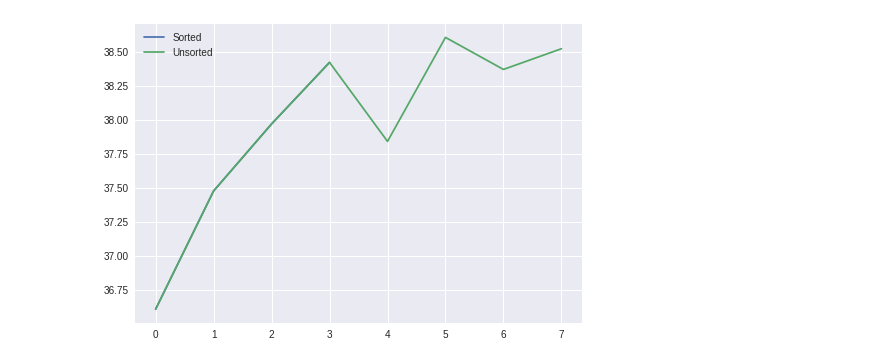
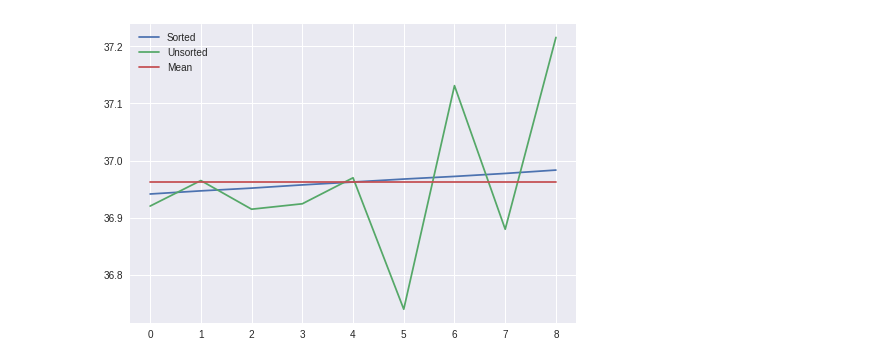
Before and after one commit to a-afonso/03MAIR-Algoritmos-de-optimizacion, a Jupyter notebook: Utilidades/Seminario_Problema_1.ipynb, the cells around one changed output. Cells and saved outputs as stored; diff of their text form; code cells hidden in the pictures.

```diff
--- a/Utilidades/Seminario_Problema_1.ipynb
+++ b/Utilidades/Seminario_Problema_1.ipynb
@@ -8,9 +8,9 @@ import math
 import matplotlib.pyplot as plt
 
 # Inicialización de variables globales
-nAnimals = 30
-nTreats = 2
-nGroups = 2
+nAnimals = 3000
+nTreats = 3
+nGroups = 3
 
 # Creación de un dataset de muestra
 MUESTRA = pd.DataFrame()
@@ -24,9 +24,18 @@ FEMALE = []
 
 for index, row in MUESTRA.iterrows():
   if row["Sexo"] == 0:
-    MALE.append([row["Id"], row["Peso"]])
+    MALE.append([row["Id"], row["Peso"], 0])
   else:
-    FEMALE.append([row["Id"], row["Peso"]])
+    FEMALE.append([row["Id"], row["Peso"], 0])
+
+print(MUESTRA)
+print()
+for r in MALE:
+  print(r)
+print()
+for r in FEMALE:
+  print(r)
+print()
 
 # Calcula el número máximo de animales por grupo
 nMale = len(MALE)
@@ -34,8 +43,18 @@ nFemale = len(FEMALE)
 
 nAnimalsGroup = min(nMale, nFemale) // (nTreats * nGroups)
 
+# Función para imprimir tres series de datos
+def print_graph(S, US, M):
+  fig, axes = plt.subplots(1, 1)
+  axes.plot(np.arange(len(S)), S)
+  axes.plot(np.arange(len(US)), US)
+  axes.plot(np.arange(len(M)), M)
+  plt.legend(['Sorted', 'Unsorted', 'Mean'], loc='best')
+  plt.show()
+
 # Función para agrupar una lista de cualquier sexo
 def group_animals(L, nTreats, nGroups, nAnimalsGroup):
+
   RES = []
 
   # Calcula el peso medio
@@ -47,65 +66,64 @@ def group_animals(L, nTreats, nGroups, nAnimalsGroup):
   # Calcula el número de animales de la lista
   nAnimalsSex = nTotalGroups * nAnimalsGroup
 
+  # Ordenamos la muestra por diferencias con respecto a la media
+  # y excluímos los más distantes
+  for a in L:
+    a[2] = abs(p_medio - a[1])
+  L = sorted(L, key=lambda x : x[2])
+  L = L[0:nAnimalsSex]
+  LUNSORTED = sorted(L, key=lambda x : x[0])
+
   # Ordenamos la muestra por peso
-  LUNSORTED = L
-  LSORTED = sorted(L, key=lambda x : x[1])
-  #for x in L: print(x)
+  LSORTED = sorted(LUNSORTED, key=lambda x : x[1])
 
-  print(nTotalGroups)
-  print(nAnimalsGroup)
+  for i in LSORTED:
+    print(i)
 
+  print("Grupos:", nTotalGroups)
+  print("Animales:", nAnimalsGroup)
+
+  p_medio = np.mean(LSORTED, axis=0)[1]
   for i in range(nTotalGroups):
     G = []
     for j in range(i, nAnimalsSex, nTotalGroups):
       G.append(LSORTED[j][1])
-    G.append(p_medio)
     m = np.mean(G)
     G.append(m)
     G.append(abs(p_medio - m))
+    G.append(p_medio)
 
     RES.append(G)
 
-  X = []
-  for x in RES:
-    X.append(x[4])
-
+  p_medio = np.mean(LUNSORTED, axis=0)[1]
   for i in range(nTotalGroups):
     G = []
     for j in range(i, nAnimalsSex, nTotalGroups):
       G.append(LUNSORTED[j][1])
-    G.append(p_medio)
     m = np.mean(G)
     G.append(m)
     G.append(abs(p_medio - m))
+    G.append(p_medio)
 
     RES.append(G)
 
-  Y = []
-  for y in RES:
-    Y.append(y[4])
-
-  fig, axes = plt.subplots(1, 1)
-  #plt.plot(X, 'r', label='linear')
-  #plt.plot(Y, 'w', label='linear')
-  #plt.show()
-
-  # creación de la figura
-  axes.plot(np.arange(len(X)), X)
-  axes.plot(np.arange(len(Y)), Y)
-  # impresión de la figura
-  plt.legend(['Sorted', 'Unsorted'], loc='best')
-  plt.show()
-
   return RES
 
-group_animals(MALE, nTreats, nGroups, nAnimalsGroup)
+R = group_animals(MALE, nTreats, nGroups, nAnimalsGroup)
 
+print(nAnimals, nTreats, nGroups)
+for r in R:
+  print(r)
 
-# Creamos una lista que contendrá los individuos de cada grupo
+S = []
+US = []
+M = []
+for i in range(len(R)):
+  if i < (len(R)//2):
+    S.append(R[i][-3])
+  else:
+    US.append(R[i][-3])
+    M.append(R[i][-1])
 
-
-
-
-#
+print_graph(S, US, M)
 # %% [output]
@@ -114 +147 @@ group_animals(MALE, nTreats, nGroups, nAnimalsGroup)
-[figure, old version]
+[figure, new version]
```
Also changed, not shown: parts of 1 cell of this notebook.
